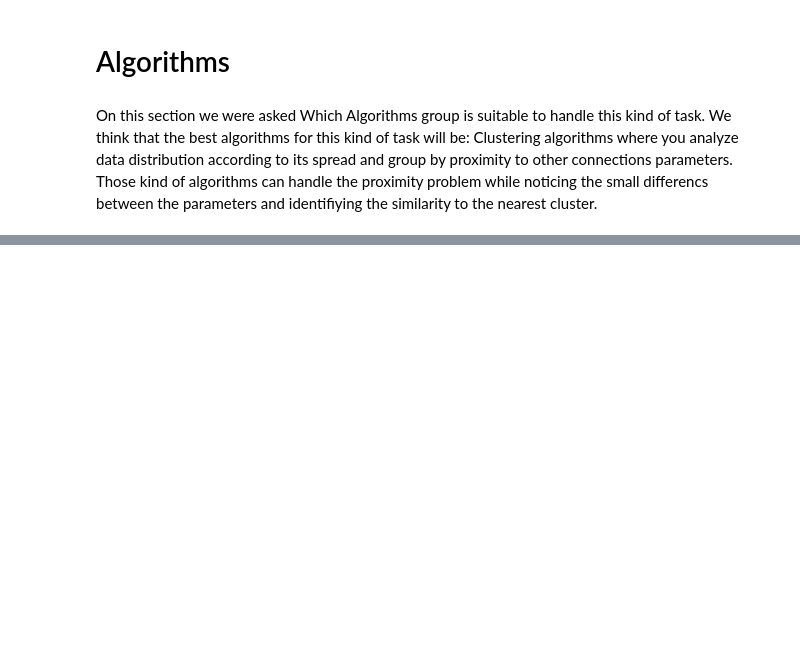
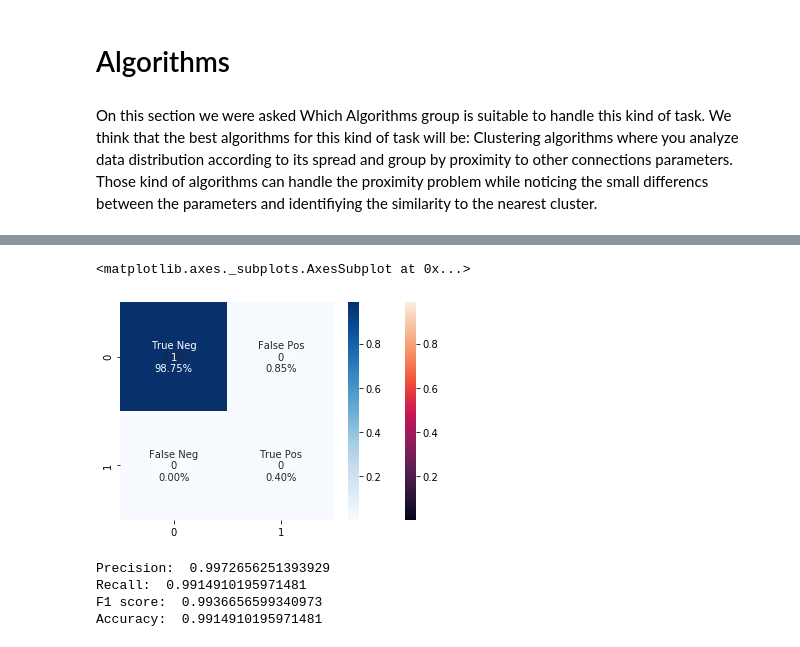
Before and after one commit to NDM-123/Anomaly-Detection-ML, a Jupyter notebook: Untitled.ipynb, the cells around one changed output, grey strips where cells are left out. Cells and saved outputs as stored; diff of their text form; code cells hidden in the pictures; blank space fills up the shorter version.

```diff
--- a/Untitled.ipynb
+++ b/Untitled.ipynb
@@ -219,0 +277,37 @@ dh.h
+# %%
+#Normalize Confusion matrix
+cm = confusion_matrix(y_actu, y_pred, normalize='all')
+# cm_norm = cm / cm.astype(np.float).sum(axis=1)
+
+sns.heatmap(cm, annot=True)
+
+labels = ['True Neg','False Pos','False Neg','True Pos']
+group_names = labels
+group_counts = ['{0:0.0f}'.format(value) for value in
+                cm.flatten()]
+group_percentages = ['{0:.2%}'.format(value) for value in
+                     cm.flatten()/np.sum(cm)]
+labels = [f'{v1}\n{v2}\n{v3}' for v1, v2, v3 in
+          zip(group_names,group_counts,group_percentages)]
+labels = np.asarray(labels).reshape(2,2)
+sns.heatmap(cm, annot=labels, fmt='', cmap='Blues')
+# %% [output]
+<matplotlib.axes._subplots.AxesSubplot at 0x...>
+[figure, added]
+# %%
+from sklearn.metrics import precision_recall_fscore_support as pr
+from sklearn.metrics import accuracy_score
+
+
+bPrecis, bRecall, bFscore,_ = pr(y_actu, y_pred, average='weighted')
+acc = accuracy_score(y_actu, y_pred, normalize=True)
+
+print("Precision: ",bPrecis)
+print("Recall: ",bRecall)
+print("F1 score: ",bFscore)
+print("Accuracy: ",acc)
+# %% [output]
+Precision:  0.9972656251393929
+Recall:  0.9914910195971481
+F1 score:  0.9936656599340973
+Accuracy:  0.9914910195971481
```
Also changed, not shown: parts of 15 cells of this notebook, 2 other files.
